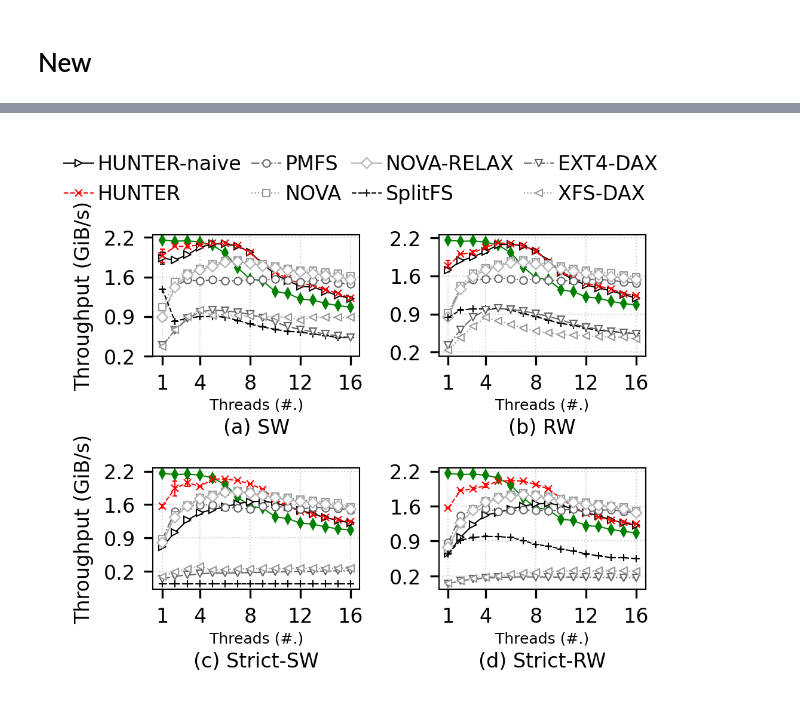
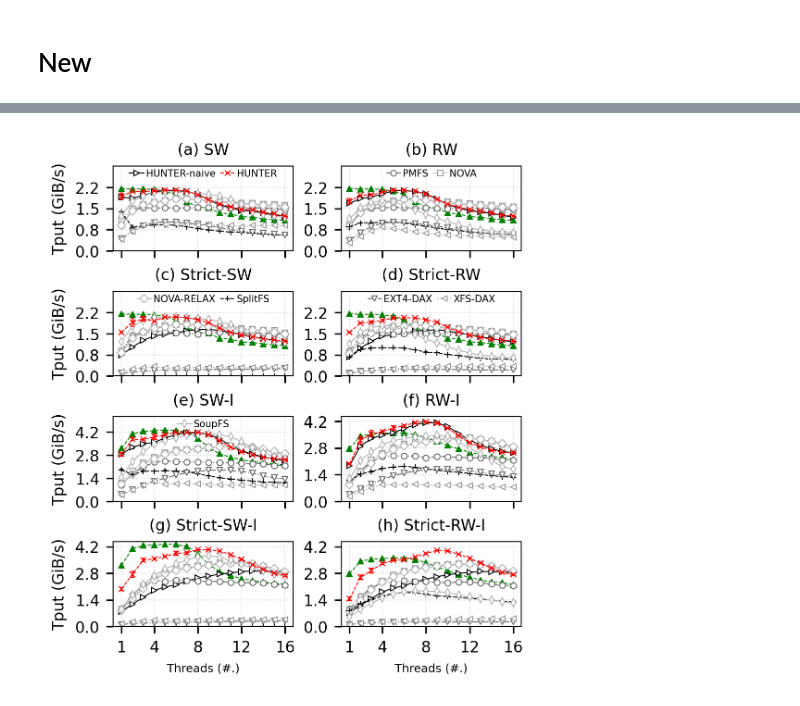
Before and after one commit to WOFS-for-PM/tests, a Jupyter notebook: hunter-evaluation/FIG-MT-FIO/plot.ipynb, the cells around one changed output, grey strips where cells are left out. Cells and saved outputs as stored; diff of their text form; code cells hidden in the pictures.

```diff
--- a/hunter-evaluation/FIG-MT-FIO/plot.ipynb
+++ b/hunter-evaluation/FIG-MT-FIO/plot.ipynb
@@ -42,7 +42,7 @@ def add_explanation_and_title(fig, ax, exp, title, title_pad=10, title_fontsize=
     ax.set_xlabel(title, fontsize=title_fontsize, labelpad=lable_pad)
     return [exp, title, title_pad, title_fontsize, exp_fontsize]
 
-def adjust_explanation(fig, axes, context):
+def adjust_explanation(fig, axes, context, filters):
     exp, title, title_pad, title_fontsize, exp_fontsize = context
 
     # plt.tight_layout()
@@ -67,6 +67,8 @@ def adjust_explanation(fig, axes, context):
 
     print(midpoint)
     for idx, ax in enumerate(axes):
+        if filters and filters[idx] == 1:
+            continue
         explanation = ax.text(midpoint[0], midpoint[1], exp, ha='center', fontsize=exp_fontsize, transform=ax.transAxes)
 
         # fig.savefig("./temp" + str(idx) + ".pdf", bbox_inches='tight', pad_inches=0)
@@ -82,10 +84,14 @@ with open("./performance-comparison-table", "r") as f:
     df_no_strict = pd.read_csv(f, delim_whitespace=True, index_col=None, engine='python')
 with open("./performance-comparison-table-fsync", "r") as f:
     df_fsync = pd.read_csv(f, delim_whitespace=True, index_col=None, engine='python')
+with open("./performance-comparison-table-interleaved", "r") as f:
+    df_no_strict_int = pd.read_csv(f, delim_whitespace=True, index_col=None, engine='python')
+with open("./performance-comparison-table-fsync-interleaved", "r") as f:
+    df_fsync_int = pd.read_csv(f, delim_whitespace=True, index_col=None, engine='python')
 
 df = df_no_strict
 # Plotting Settings
-fig = plt.figure(dpi = 300, figsize = (cm_to_inch(SINGLE_COL_WIDTH), cm_to_inch(7)))
+fig = plt.figure(dpi = 300, figsize = (cm_to_inch(SINGLE_COL_WIDTH), cm_to_inch(10)))
 fig.patch.set_facecolor('white')
 
 line_width = 0.5
@@ -93,11 +99,11 @@ line_width = 0.5
 marks = [">", "x", "o", "s", "D", "+", "v", "<", "d", "^", "p", "h", "H", "X", "*", "|", "_"]
 # seven line types
 line_types = ["-", "--", "-.", ":", "-", "--", "-.", ":", "-", "--", "-.", ":"]
-subtitles = ["(a) SW", "(b) RW", "(c) Strict-SW", "(d) Strict-RW"]
+subtitles = ["(a) SW", "(b) RW", "(c) Strict-SW", "(d) Strict-RW", "(e) SW-I", "(f) RW-I", "(g) Strict-SW-I", "(h) Strict-RW-I"]
 
 fss = df['file_system'].drop_duplicates().reset_index().drop(columns=['index'])['file_system']
 # fss = df['file_system'].drop_duplicates().reset_index().drop(columns=['index'])['file_system']
-ops = ["seq-write", "rnd-write", "seq-write", "rnd-write"]
+ops = ["seq-write", "rnd-write", "seq-write", "rnd-write", "seq-write", "rnd-write", "seq-write", "rnd-write"]
 num_jobs = list(range(1, 17))
 
 # gs0 = gridspec.GridSpec(2, 2, figure=fig, wspace=0.3, hspace=0.6)
@@ -105,18 +111,27 @@ lines = []
 ctx = None
 cmap = "tab10"
 for op_idx, op in enumerate(ops):
-    df = df_fsync if op_idx > 1 else df_no_strict
-    subfig = plt.subplot(2, 2, op_idx + 1)
+    # df = df_fsync if op_idx > 1 else df_no_strict
+    if op_idx < 2:
+        df = df_no_strict
+    elif op_idx < 4:
+        df = df_fsync
+    elif op_idx < 6:
+        df = df_no_strict_int
+    else:
+        df = df_fsync_int
+
+    subfig = plt.subplot(4, 2, op_idx + 1)
     # subfig = plt.subplot(gs0[op_idx])
     for idx, fs in enumerate(fss):
         if fs == "PMM":
             line, = plt.plot(num_jobs, df[(df['file_system'] == fs) & (df['ops'] == op)]['bandwidth(MiB/s)'] / 1024, linewidth= line_width,label=fs, marker=marks[idx], markersize=3, markeredgewidth=0.5, linestyle=line_types[idx], color="green")
             continue
-        if op_idx > 1 and fs == "HUNTER":
+        if (df is df_fsync or df is df_fsync_int) and fs == "HUNTER":
             fs = "HUNTER-SYNC"
         # line, = plt.plot(num_jobs, df[(df['file_system'] == fs) & (df['ops'] == op)]['bandwidth(MiB/s)'] / 1024, linewidth= line_width,label=fs, marker=marks[idx], markersize=3, markeredgewidth=0.5, linestyle=line_types[idx])
         if fs == "HUNTER-J":
-            line = plt.errorbar(num_jobs, df[(df['file_system'] == fs) & (df['ops'] == op)]['bandwidth(MiB/s)'] / 1024, yerr=df[(df['file_system'] == fs) & (df['ops'] == op)]['std-bandwidth(MiB/s)'] / 1024,  linewidth=line_width,label=fs, color="red", markerfacecolor="red", marker=marks[idx], markersize=3, markeredgewidth=0.5, linestyle=line_types[idx],capsize=1, elinewidth=0.5)
+            line = plt.errorbar(num_jobs, df[(df['file_system'] == fs) & (df['ops'] == op)]['bandwidth(MiB/s)'] / 1024, yerr=df[(df['file_system'] == fs) & (df['ops'] == op)]['std-bandwidth(MiB/s)'] / 1024,  linewidth=line_width,label=fs, color="red", markerfacecolor="red", marker=marks[idx], markersize=3, markeredgewidth=0.5, linestyle=line_types[idx],capsize=1, elinewidth=0.5, zorder=10)
         else:
             line = plt.errorbar(num_jobs, df[(df['file_system'] == fs) & (df['ops'] == op)]['bandwidth(MiB/s)'] / 1024, yerr=df[(df['file_system'] == fs) & (df['ops'] == op)]['std-bandwidth(MiB/s)'] / 1024,  linewidth=line_width,label=fs, markerfacecolor="white", marker=marks[idx], markersize=3, markeredgewidth=0.5, linestyle=line_types[idx],capsize=1, elinewidth=0.5)
 
@@ -126,20 +141,40 @@ for op_idx, op in enumerate(ops):
     lw = 0.5
     for axis in ['top','bottom','left','right']:
         ax.spines[axis].set_linewidth(lw)
-    plt.xticks([1, 4, 8, 12, 16], labels=[1, 4, 8, 12, 16], fontsize=8)
+    if (op_idx == 7 or op_idx == 6):
+        plt.xticks([1, 4, 8, 12, 16], labels=[1, 4, 8, 12, 16], fontsize=8)
+    else:
+        plt.xticks([1, 4, 8, 12, 16], labels=[], fontsize=8)
     # plt.tick_params(bottom=False, top=False, left=False, right=False)
 
-    plt.yticks(np.linspace(0.25, 2.25, 4), fontsize=8)
+    if op_idx < 4:
+        plt.ylim(0, 3)
+        plt.yticks(np.linspace(0, 2.25, 4), fontsize=8)
+    else:
+        if op_idx == 4:
+            plt.ylim(0, 5.2)
+        else:
+            plt.ylim(0, 4.5)
+        plt.yticks(np.linspace(0, 4.25, 4), fontsize=8)
+
     # if op_idx == 0 or op_idx == 1:
     # else:
     #     plt.yticks(np.linspace(1, 6.6, 4), fontsize=8)
     ax.yaxis.set_major_formatter(mtick.FormatStrFormatter('%.1f'))
+
     # subfig.text(0.5, -0.3, "Threads (#.)", ha='center', va='center', fontsize=6, transform=subfig.transAxes)
     # plt.xlabel("Threads (#.)", fontsize=8)
     # plt.title(subtitles[op_idx], fontsize=8, loc='center')
-    ctx = add_explanation_and_title(fig, subfig, "Threads (#.)", subtitles[op_idx], title_pad=10, title_fontsize=8, exp_fontsize=6)
-    if op_idx == 0 or op_idx == 2:
-        plt.ylabel('Throughput (GiB/s)', fontsize=8)
+    plt.title(subtitles[op_idx], fontsize=8)
+    if (op_idx == 7 or op_idx == 6):
+        # ctx = add_explanation_and_title(fig, subfig, "Threads (#.)", subtitles[op_idx], title_pad=10, title_fontsize=8, exp_fontsize=6)
+        plt.xlabel("Threads (#.)", fontsize=6)
+    else:
+        # plt.xlabel([], fontsize=8)
+        plt.xticks([1, 4, 8, 12, 16], labels=[], fontsize=8)
+
+    if op_idx % 2 == 0:
+        plt.ylabel('Tput (GiB/s)', fontsize=8)
 
 fss.replace("SplitFS-FIO", "SplitFS", inplace=True)
 fss.replace("HUNTER", "HUNTER-naive", inplace=True)
@@ -152,10 +187,21 @@ handles = [h[0] for h in handles[1:]]
 # use them in the legend
 # ax1.legend(handles, labels, loc='upper left',numpoints=1)
 
-fig.legend(handles[:len(fss) - 1], fss, loc='center', bbox_to_anchor=(0.5, 1.05), ncol=4, fontsize=8, frameon=False, columnspacing=0.5, handletextpad=0.2, borderaxespad=0.1, handlelength=1.5)
+# fig.legend(handles[:len(fss) - 1], fss, loc='center', bbox_to_anchor=(0.5, 1.05), ncol=4, fontsize=8, frameon=False, columnspacing=0., handletextpad=0.2, borderaxespad=0.1, handlelength=1.5)
+
+steps = [2, 2, 2, 2, 2, 0, 0, 0]
+cols = [2, 2, 2, 2, 2]
+for ax_id, ax in enumerate(fig.axes):
+    if steps[ax_id] == 0:
+        continue
+    start = sum(steps[:ax_id])
+    end = start + steps[ax_id]
+
+    leg = ax.legend(handles[start : end], fss[start : end], loc='upper center', bbox_to_anchor=(0,0,1,1), bbox_transform=ax.transAxes, ncol=cols[ax_id], fontsize=5, frameon=False, columnspacing=0.5, handletextpad=0.2, borderaxespad=0.1, handlelength=1.5, labelspacing=0.1, borderpad=0.2)
+
 # fig.text(0.03, 0.55, "Throughput (GiB/s)", va='center', rotation='vertical', fontsize=8)
-plt.tight_layout()
-adjust_explanation(fig, fig.axes, ctx)
+plt.tight_layout(pad=0.4)
+# adjust_explanation(fig, fig.axes, ctx, [1, 1, 1, 1, 1, 1, 0, 0])
 # gs0.tight_layout(fig)
-plt.savefig("./FIG-Concurrency.pdf", bbox_inches='tight', pad_inches=0)
+plt.savefig("./FIG-Concurrency.pdf", bbox_inches='tight')
 # %% [output]
@@ -163 +208 @@ plt.savefig("./FIG-Concurrency.pdf", bbox_inches='tight', pad_inches=0)
-[figure, old version]
+[figure, new version]
```
Also changed, not shown: parts of 1 cell of this notebook, 35 other files.
